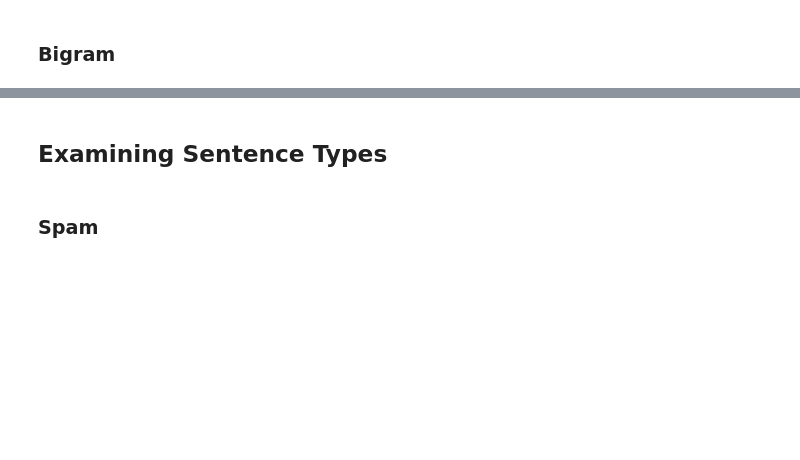
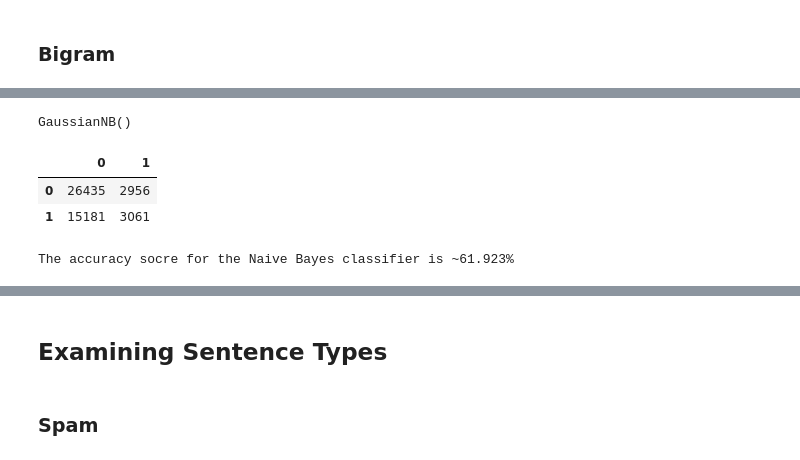
Before and after one commit to trisxcj1/SyracuseUniversity_IST664, a Jupyter notebook: Tristn_Joseph_FinalProject.ipynb, the cells around one changed output, grey strips where cells are left out. Saved outputs shown, nothing was run; the diff lists cells and outputs as text; code cells hidden in the pictures; blank space fills up the shorter version.

```diff
--- a/Tristn_Joseph_FinalProject.ipynb
+++ b/Tristn_Joseph_FinalProject.ipynb
@@ -324,0 +413,24 @@ The accuracy of the bigram model is ~88.378%
+# %%
+X = full_sentiment_df.iloc[:, [0, 2]].values
+y = full_sentiment_df.iloc[:, 4].values
+X_train, X_test, y_train, y_test = train_test_split(X, y, test_size=0.75, random_state=1234)
+# %%
+nb_classifier = GaussianNB()
+nb_classifier.fit(X_train, y_train)
+# %% [output]
+GaussianNB()
+# %%
+nb_y_predictions = nb_classifier.predict(X_test)
+# %%
+nb_confusion_matrix = pd.DataFrame(confusion_matrix(y_test, nb_y_predictions))
+nb_accuracy = round(accuracy_score(y_test, nb_y_predictions) * 100, 3)
+# %%
+nb_confusion_matrix
+# %% [output]
+|  | 0 | 1 |
+| 0 | 26435 | 2956 |
+| 1 | 15181 | 3061 |
+# %%
+print('The accuracy socre for the Naive Bayes classifier is ~{}%'.format(nb_accuracy))
+# %% [output]
+The accuracy socre for the Naive Bayes classifier is ~61.923%
```
Also changed, not shown: parts of 21 cells of this notebook.
